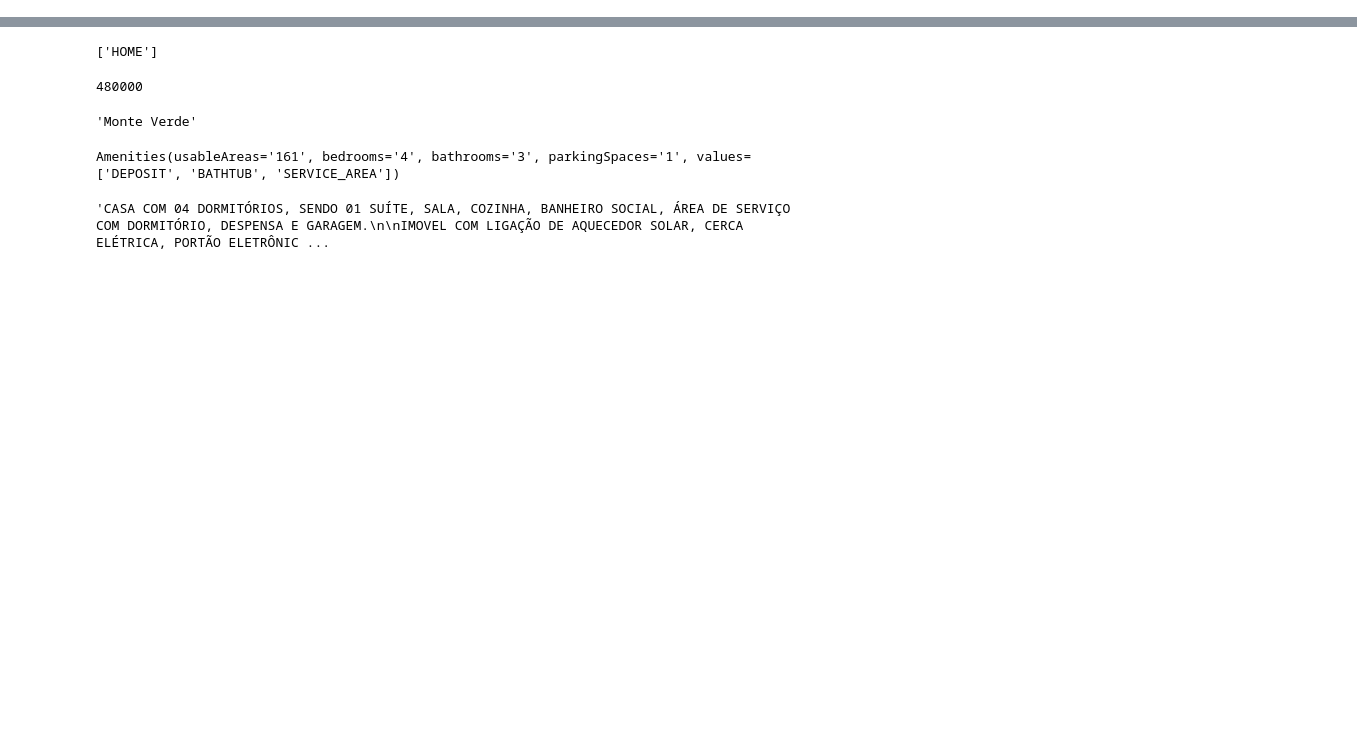
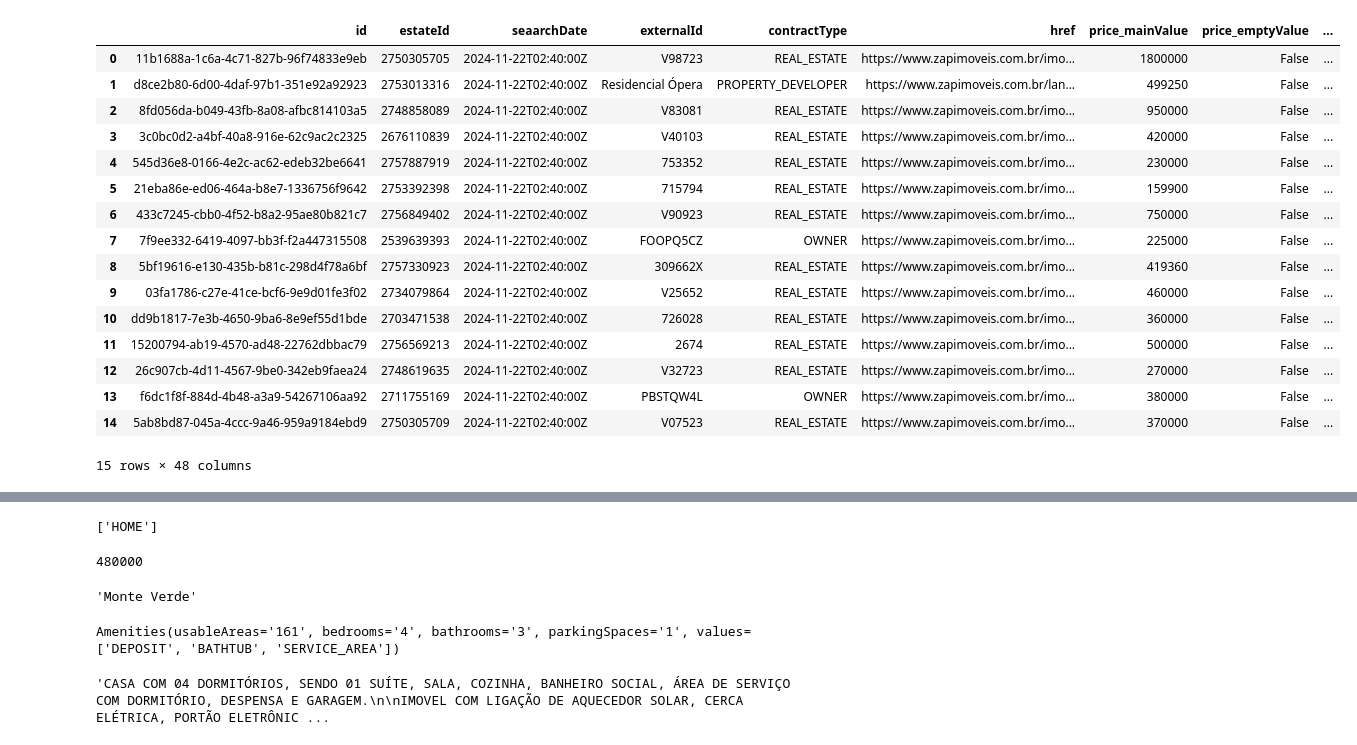
Before and after one commit to emdemor/pc_zap_scrapper, a Jupyter notebook: notebooks/refact.ipynb, the cells around one changed output, grey strips where cells are left out. Cells and saved outputs as stored; diff of their text form; code cells hidden in the pictures; blank space fills up the shorter version.

```diff
--- a/notebooks/refact.ipynb
+++ b/notebooks/refact.ipynb
@@ -54,7 +54,7 @@ class AdvertiserLogo(BaseModel):
     src: str | None = None
     alt: str | None = None
 
-class Element(BaseModel):
+class RealEstateElement(BaseModel):
     id: str
     externalId: str
     contractType: str | None = None
@@ -146,7 +146,7 @@ def get_real_state_data(page_html):
         .get("initialProps", {})
         .get("data", {})
     )
-    return [Element(**d) for d in raw_data]
+    return [RealEstateElement(**d) for d in raw_data]
 # %%
 # Como o loop deve ficar na funcao principal
 for page in [1,2, 1000, 3]:
@@ -162,0 +361,4 @@ data = get_real_state_data(page_html)
+# %%
+search_date = datetime.now()
+
+new_df = pd.DataFrame([real_estate_element_to_dict(x, search_date) for x in data])
@@ -162,0 +408,20 @@ data = get_real_state_data(page_html)
+# %%
+new_df
+# %% [output]
+|  | id | estateId | seaarchDate | externalId | contractType | href | price_mainValue | price_emptyValue | ... |
+| 0 | 11b1688a-1c6a-4c71-827b-96f74833e9eb | 2750305705 | 2024-11-22T02:40:00Z | V98723 | REAL_ESTATE | https://www.zapimoveis.com.br/imo... | 1800000 | False | ... |
+| 1 | d8ce2b80-6d00-4daf-97b1-351e92a92923 | 2753013316 | 2024-11-22T02:40:00Z | Residencial Ópera | PROPERTY_DEVELOPER | https://www.zapimoveis.com.br/lan... | 499250 | False | ... |
+| 2 | 8fd056da-b049-43fb-8a08-afbc814103a5 | 2748858089 | 2024-11-22T02:40:00Z | V83081 | REAL_ESTATE | https://www.zapimoveis.com.br/imo... | 950000 | False | ... |
+| 3 | 3c0bc0d2-a4bf-40a8-916e-62c9ac2c2325 | 2676110839 | 2024-11-22T02:40:00Z | V40103 | REAL_ESTATE | https://www.zapimoveis.com.br/imo... | 420000 | False | ... |
+| 4 | 545d36e8-0166-4e2c-ac62-edeb32be6641 | 2757887919 | 2024-11-22T02:40:00Z | 753352 | REAL_ESTATE | https://www.zapimoveis.com.br/imo... | 230000 | False | ... |
+| 5 | 21eba86e-ed06-464a-b8e7-1336756f9642 | 2753392398 | 2024-11-22T02:40:00Z | 715794 | REAL_ESTATE | https://www.zapimoveis.com.br/imo... | 159900 | False | ... |
+| 6 | 433c7245-cbb0-4f52-b8a2-95ae80b821c7 | 2756849402 | 2024-11-22T02:40:00Z | V90923 | REAL_ESTATE | https://www.zapimoveis.com.br/imo... | 750000 | False | ... |
+| 7 | 7f9ee332-6419-4097-bb3f-f2a447315508 | 2539639393 | 2024-11-22T02:40:00Z | FOOPQ5CZ | OWNER | https://www.zapimoveis.com.br/imo... | 225000 | False | ... |
+| 8 | 5bf19616-e130-435b-b81c-298d4f78a6bf | 2757330923 | 2024-11-22T02:40:00Z | 309662X | REAL_ESTATE | https://www.zapimoveis.com.br/imo... | 419360 | False | ... |
+| 9 | 03fa1786-c27e-41ce-bcf6-9e9d01fe3f02 | 2734079864 | 2024-11-22T02:40:00Z | V25652 | REAL_ESTATE | https://www.zapimoveis.com.br/imo... | 460000 | False | ... |
+| 10 | dd9b1817-7e3b-4650-9ba6-8e9ef55d1bde | 2703471538 | 2024-11-22T02:40:00Z | 726028 | REAL_ESTATE | https://www.zapimoveis.com.br/imo... | 360000 | False | ... |
+| 11 | 15200794-ab19-4570-ad48-22762dbbac79 | 2756569213 | 2024-11-22T02:40:00Z | 2674 | REAL_ESTATE | https://www.zapimoveis.com.br/imo... | 500000 | False | ... |
+| 12 | 26c907cb-4d11-4567-9be0-342eb9faea24 | 2748619635 | 2024-11-22T02:40:00Z | V32723 | REAL_ESTATE | https://www.zapimoveis.com.br/imo... | 270000 | False | ... |
+| 13 | f6dc1f8f-884d-4b48-a3a9-54267106aa92 | 2711755169 | 2024-11-22T02:40:00Z | PBSTQW4L | OWNER | https://www.zapimoveis.com.br/imo... | 380000 | False | ... |
+| 14 | 5ab8bd87-045a-4ccc-9a46-959a9184ebd9 | 2750305709 | 2024-11-22T02:40:00Z | V07523 | REAL_ESTATE | https://www.zapimoveis.com.br/imo... | 370000 | False | ... |
+15 rows × 48 columns
```
Also changed, not shown: parts of 21 cells of this notebook, 12 other files.
